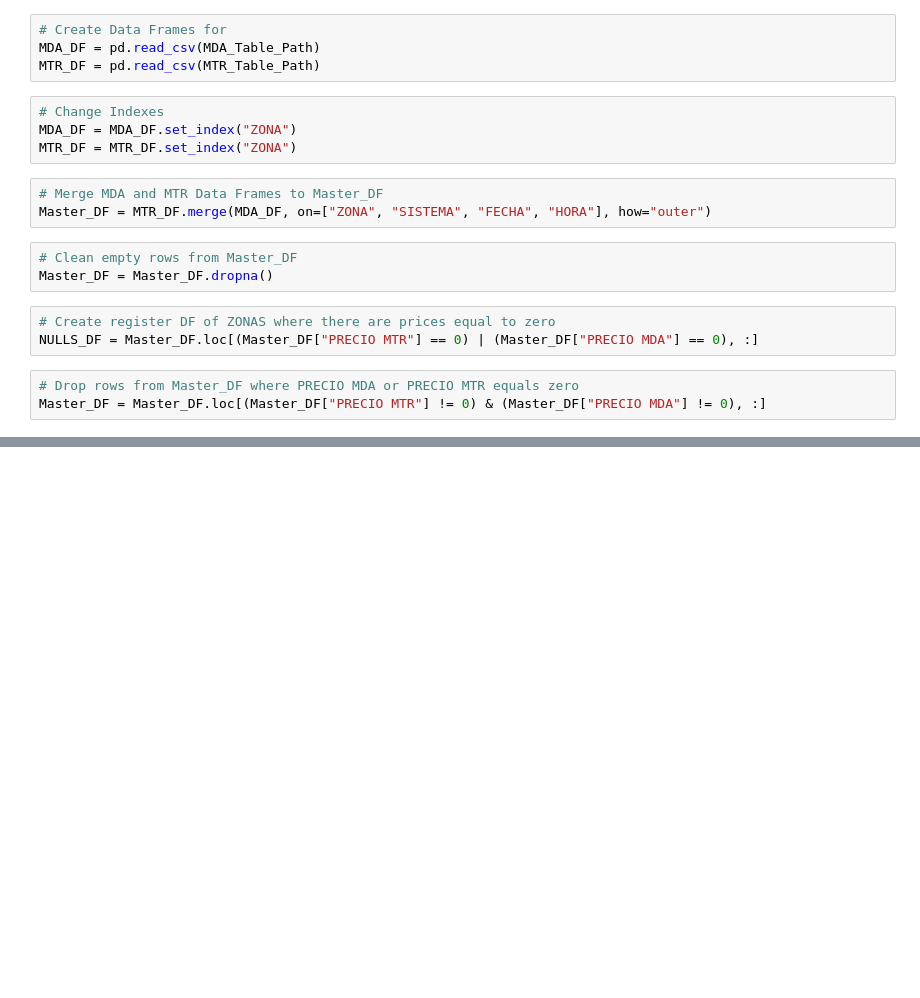
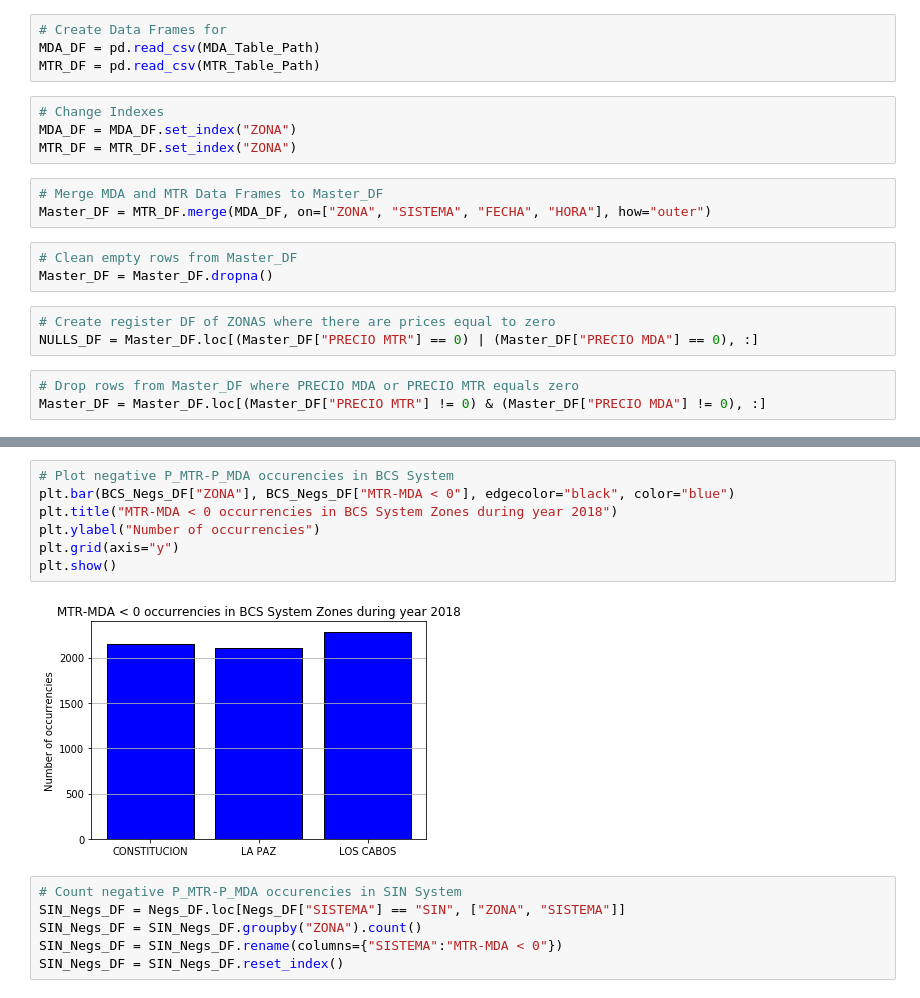
Before and after one commit to MarianaJMtz/CENACE_Prices_Analysis, a Jupyter notebook: MReyes_A1.ipynb, the cells around one changed output, grey strips where cells are left out. Cells and saved outputs as stored; diff of their text form; blank space fills up the shorter version.

```diff
--- a/MReyes_A1.ipynb
+++ b/MReyes_A1.ipynb
@@ -48,0 +63,15 @@ See the caveats in the documentation: http://pandas.pydata.org/pandas-docs/stabl
+# %%
+# Plot negative P_MTR-P_MDA occurencies in BCS System
+plt.bar(BCS_Negs_DF["ZONA"], BCS_Negs_DF["MTR-MDA < 0"], edgecolor="black", color="blue")
+plt.title("MTR-MDA < 0 occurrencies in BCS System Zones during year 2018")
+plt.ylabel("Number of occurrencies")
+plt.grid(axis="y")
+plt.show()
+# %% [output]
+[figure, added]
+# %%
+# Count negative P_MTR-P_MDA occurencies in SIN System
+SIN_Negs_DF = Negs_DF.loc[Negs_DF["SISTEMA"] == "SIN", ["ZONA", "SISTEMA"]]
+SIN_Negs_DF = SIN_Negs_DF.groupby("ZONA").count()
+SIN_Negs_DF = SIN_Negs_DF.rename(columns={"SISTEMA":"MTR-MDA < 0"})
+SIN_Negs_DF = SIN_Negs_DF.reset_index()
```
Also changed, not shown: parts of 8 cells of this notebook.
